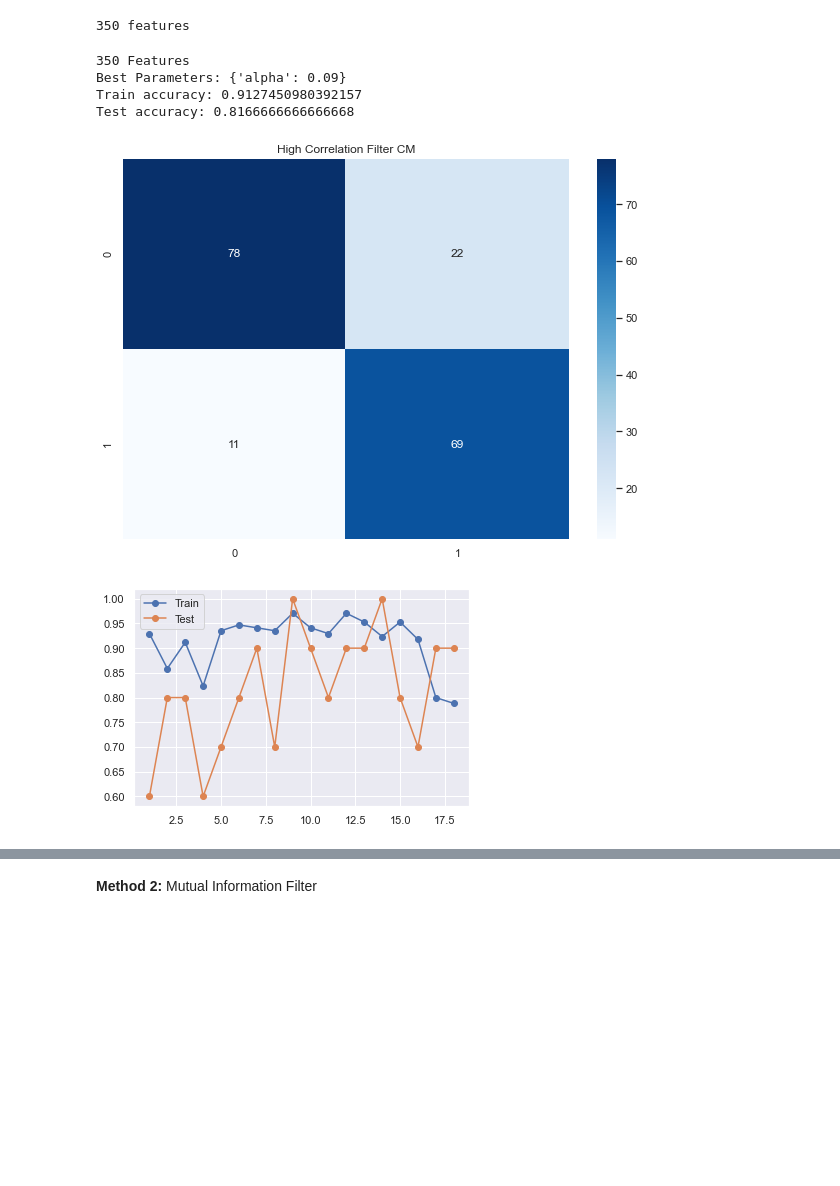
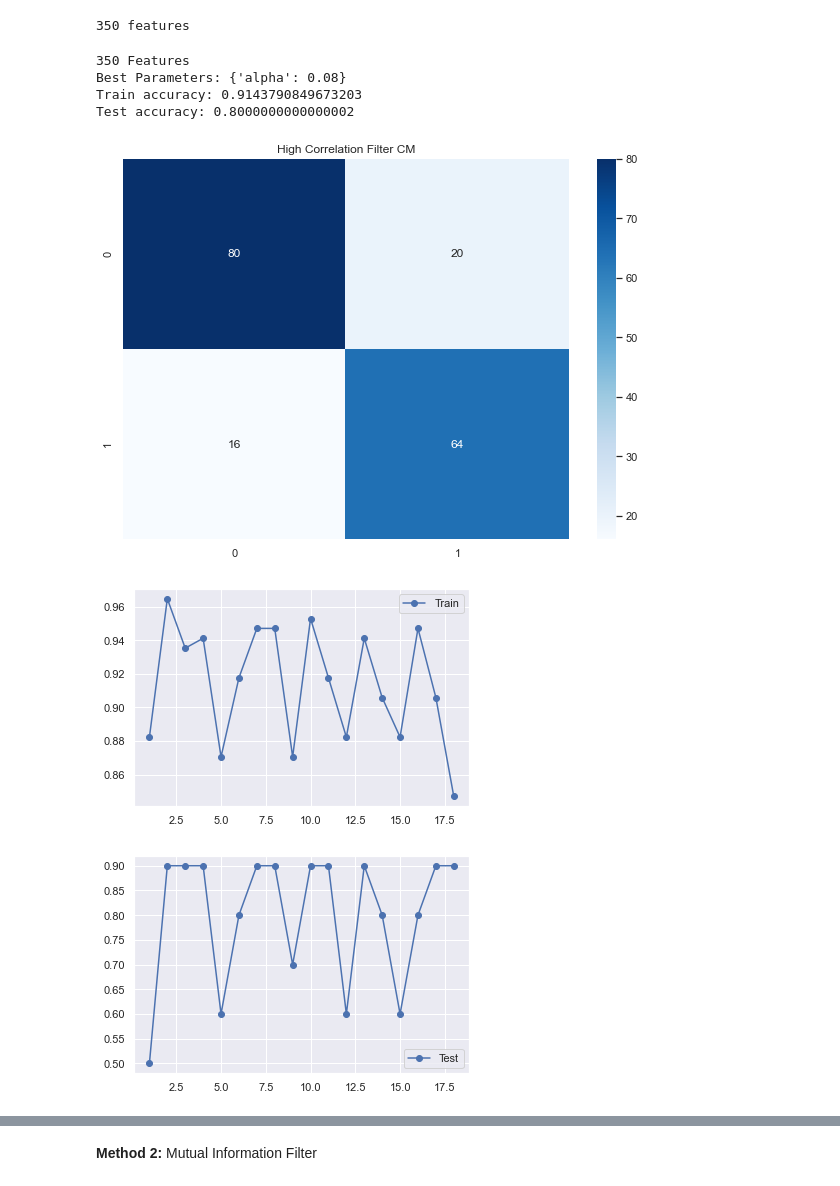
Before and after one commit to OmarJabri7/EEG_Feature_Engineering, a Jupyter notebook: feature_engineering_V2.ipynb, the cells around one changed output, grey strips where cells are left out. Drawn from its saved outputs; the diff is of its cells as text; code cells hidden in the pictures; blank space fills up the shorter version.

```diff
--- a/feature_engineering_V2.ipynb
+++ b/feature_engineering_V2.ipynb
@@ -356,8 +356,8 @@ def predict(X, y, cv, groups, model = None):
         }
 
 #         grid_clf = GridSearchCV(SVC(kernel = "linear"), grid_params, cv=cv_b, scoring="balanced_accuracy", n_jobs=-1)
-        grid_clf = GridSearchCV(SGDClassifier(penalty="l2",early_stopping=False, n_iter_no_change=3,
-                               tol=0.0001,validation_fraction=0.2,random_state=42),grid_params_SGD, cv=cv_b, n_jobs=-1)
+        grid_clf = GridSearchCV(SGDClassifier(early_stopping=False, n_iter_no_change=3,
+                               tol=0.0001,validation_fraction=0.2,random_state=42,n_jobs=-1),grid_params_SGD, cv=cv_b, n_jobs=-1)
         grid_clf.fit(X, y)
 
         model_params = grid_clf.best_params_
@@ -372,7 +372,7 @@ def predict(X, y, cv, groups, model = None):
                               n_iter_no_change=2,
                               tol=0.0001,
                               validation_fraction=0.2,
-                              alpha=model_params['alpha'],random_state=42)
+                              alpha=model_params['alpha'],random_state=42, n_jobs=-1)
     trains = []
     tests = []
 
@@ -590,18 +595,21 @@ scores_corr[1] = std_acc_corr
 execution_time = time.time() - start_time
 # %% [output]
 350 Features
-Best Parameters: {'alpha': 0.09}
-Train accuracy: 0.9127450980392157
-Test accuracy: 0.8166666666666668
+Best Parameters: {'alpha': 0.08}
+Train accuracy: 0.9143790849673203
+Test accuracy: 0.8000000000000002
-[figure, old version]
+[figure, new version]
 # %%
 values = [i for i in range(1, 19)]
 plt.plot(values, trains_corr, '-o', label='Train')
+plt.legend()
+plt.figure()
 plt.plot(values, tests_corr, '-o', label='Test')
 plt.legend()
 plt.show()
 # %% [output]
-[figure, old version]
+[figure, new version]
+[figure, added]
 # %%
 #Add results to aggregating table
 scores_corr.append(execution_time)
```
Also changed, not shown: parts of 29 cells of this notebook.
